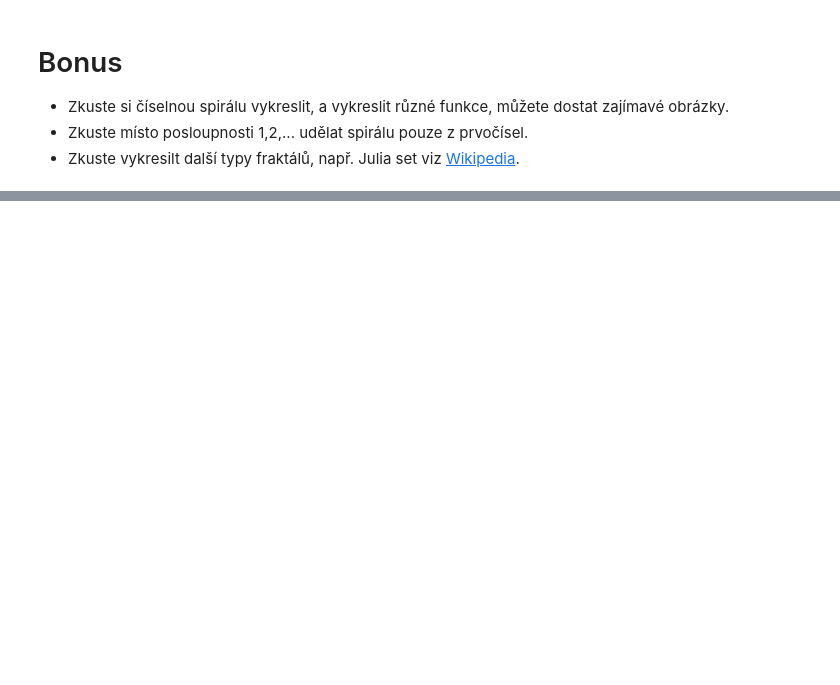
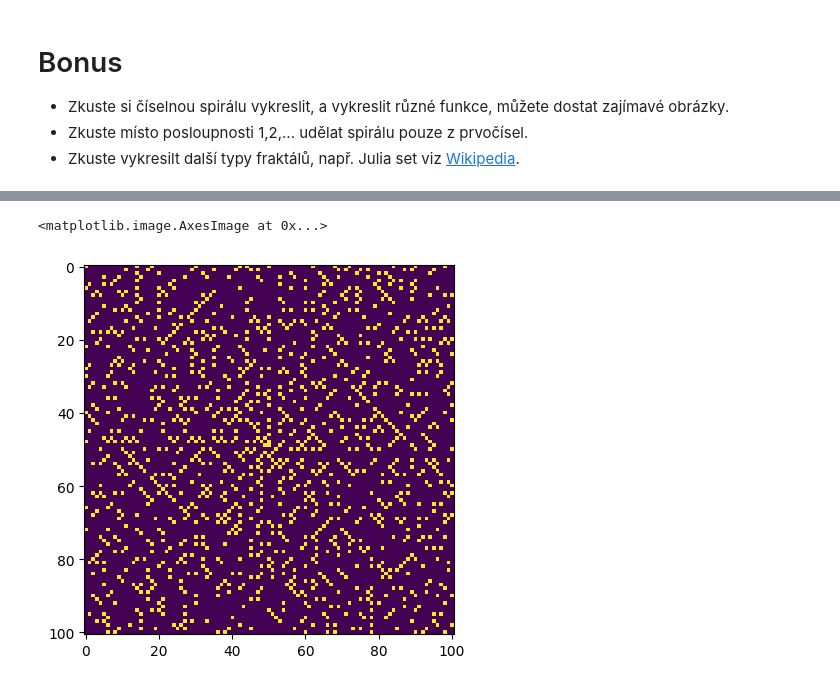
Before and after one commit to nie0056/VVP-L2023-DU, a Jupyter notebook: 03_ukoly.ipynb, the cells around one changed output, grey strips where cells are left out. Cells and saved outputs as stored; diff of their text form; code cells hidden in the pictures; blank space fills up the shorter version.

```diff
--- a/03_ukoly.ipynb
+++ b/03_ukoly.ipynb
@@ -195,0 +314,23 @@ plt.imshow(np.sin(A*0.03))
+# %%
+def generator_modulo(n: int):
+
+    if n == 1:
+
+        yield False
+
+    elif (n == 2) or (n == 3):
+
+        yield True
+
+    else:
+
+        for i in range(2, int(n/2) + 1):
+
+            yield True if n % i != 0 else False
+
+#Prvocisla ve spirale
+plt.figure()
+plt.imshow(np.vectorize(lambda i: all(generator_modulo(i)))(integer_spiral_numpy(101)))
+# %% [output]
+<matplotlib.image.AxesImage at 0x...>
+[figure, added]
```
Also changed, not shown: parts of 14 cells of this notebook.
